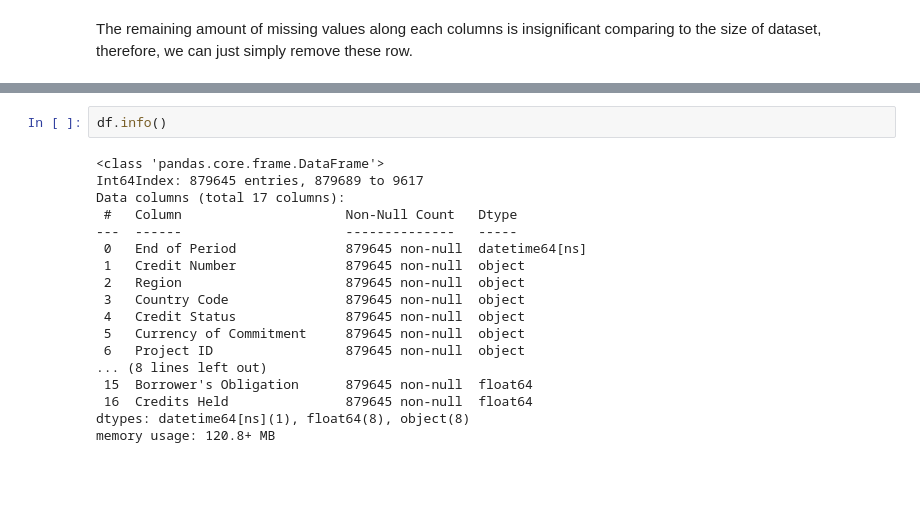
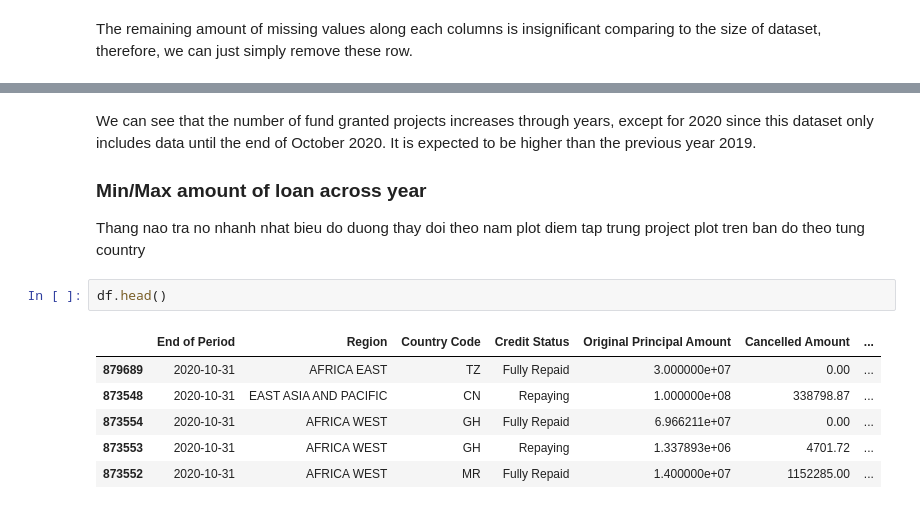
Before and after one commit to vuchau8592/project_data_tidy, a Jupyter notebook: Tidy_dataset.ipynb, the cells around one changed output, grey strips where cells are left out. Drawn from its saved outputs; the diff is of its cells as text; blank space fills up the shorter version.

```diff
--- a/Tidy_dataset.ipynb
+++ b/Tidy_dataset.ipynb
@@ -394,20 +455,17 @@ The dataset now includes 879,645 entries with 17 attribute columns
+# %% [markdown]
+We can see that the number of fund granted projects increases through years, except for 2020 since this dataset only includes data until the end of October 2020. It is expected to be higher than the previous year 2019.
+
+### Min/Max amount of loan across year
+Thang nao tra no nhanh nhat
+bieu do duong thay doi theo nam
+plot diem tap trung project
+plot tren ban do theo tung country
 # %%
-df.info()
+df.head()
 # %% [output]
-<class 'pandas.core.frame.DataFrame'>
-Int64Index: 879645 entries, 879689 to 9617
-Data columns (total 17 columns):
- #   Column                     Non-Null Count   Dtype
----  ------                     --------------   -----
- 0   End of Period              879645 non-null  datetime64[ns]
- 1   Credit Number              879645 non-null  object
- 2   Region                     879645 non-null  object
- 3   Country Code               879645 non-null  object
- 4   Credit Status              879645 non-null  object
- 5   Currency of Commitment     879645 non-null  object
- 6   Project ID                 879645 non-null  object
-... (8 lines left out)
- 15  Borrower's Obligation      879645 non-null  float64
- 16  Credits Held               879645 non-null  float64
-dtypes: datetime64[ns](1), float64(8), object(8)
-memory usage: 120.8+ MB
+|  | End of Period | Region | Country Code | Credit Status | Original Principal Amount | Cancelled Amount | ... |
+| 879689 | 2020-10-31 | AFRICA EAST | TZ | Fully Repaid | 3.000000e+07 | 0.00 | ... |
+| 873548 | 2020-10-31 | EAST ASIA AND PACIFIC | CN | Repaying | 1.000000e+08 | 338798.87 | ... |
+| 873554 | 2020-10-31 | AFRICA WEST | GH | Fully Repaid | 6.966211e+07 | 0.00 | ... |
+| 873553 | 2020-10-31 | AFRICA WEST | GH | Repaying | 1.337893e+06 | 4701.72 | ... |
+| 873552 | 2020-10-31 | AFRICA WEST | MR | Fully Repaid | 1.400000e+07 | 1152285.00 | ... |
```
Also changed, not shown: parts of 35 cells of this notebook.
